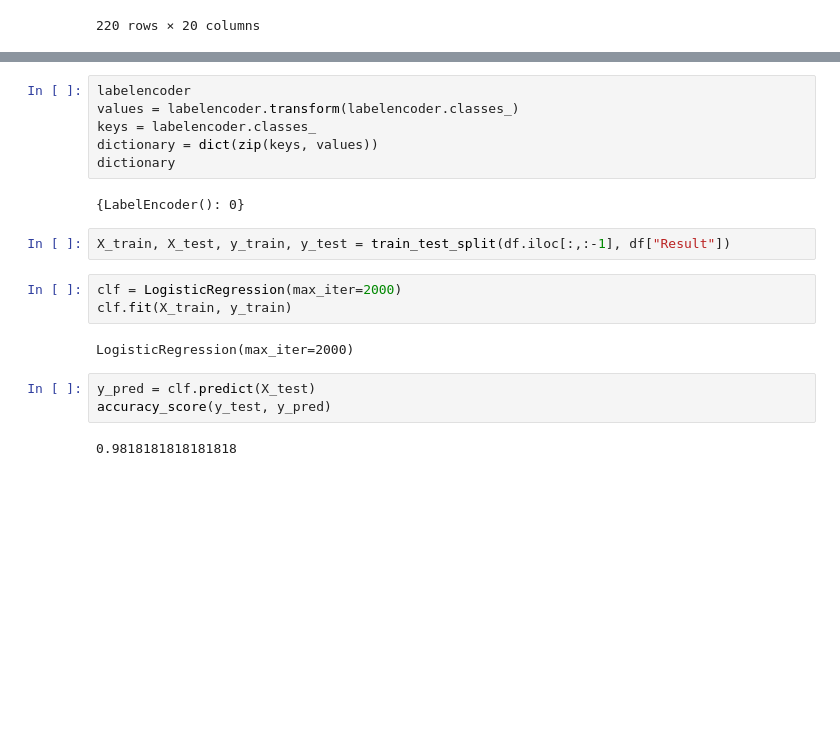
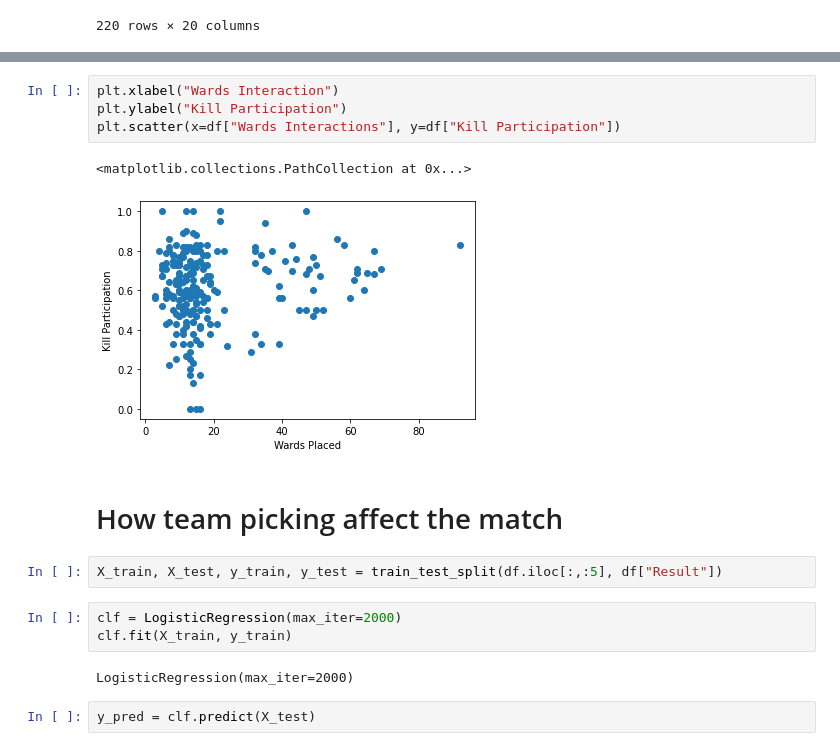
Before and after one commit to ndkhoa0704/LOL-2021-predictor, a Jupyter notebook: predict.ipynb, the cells around one changed output, grey strips where cells are left out. Drawn from its saved outputs; the diff is of its cells as text; blank space fills up the shorter version.

```diff
--- a/predict.ipynb
+++ b/predict.ipynb
@@ -46,14 +47,15 @@ df
 220 rows × 20 columns
-# %%
-labelencoder
-values = labelencoder.transform(labelencoder.classes_)
-keys = labelencoder.classes_
-dictionary = dict(zip(keys, values))
-dictionary
-# %% [output]
-{LabelEncoder(): 0}
+# %%
+plt.xlabel("Wards Interaction")
+plt.ylabel("Kill Participation")
+plt.scatter(x=df["Wards Interactions"], y=df["Kill Participation"])
+# %% [output]
+<matplotlib.collections.PathCollection at 0x...>
+[figure, added]
+# %% [markdown]
+# How team picking affect the match
 # %%
-X_train, X_test, y_train, y_test = train_test_split(df.iloc[:,:-1], df["Result"])
+X_train, X_test, y_train, y_test = train_test_split(df.iloc[:,:5], df["Result"])
 # %%
 clf = LogisticRegression(max_iter=2000)
 clf.fit(X_train, y_train)
@@ -61,6 +63,3 @@ clf.fit(X_train, y_train)
 LogisticRegression(max_iter=2000)
 # %%
 y_pred = clf.predict(X_test)
-accuracy_score(y_test, y_pred)
-# %% [output]
-0.9818181818181818
```
Also changed, not shown: parts of 5 cells of this notebook.
